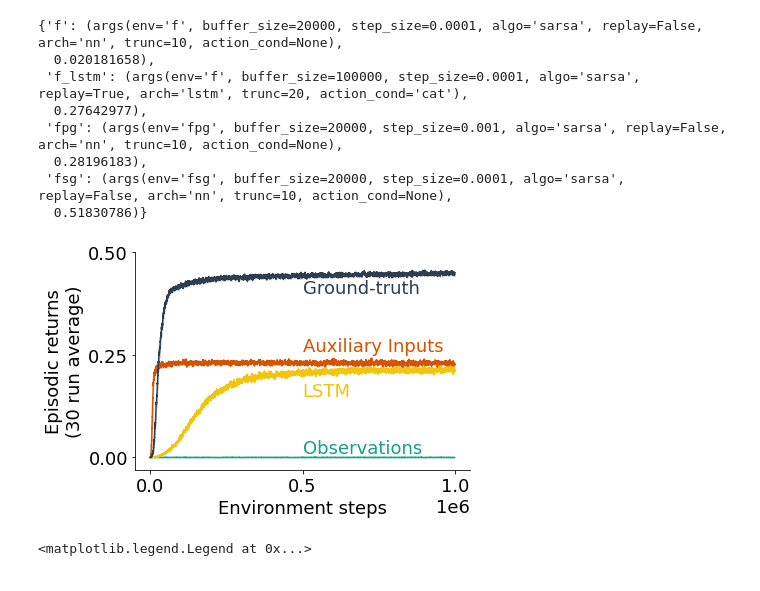
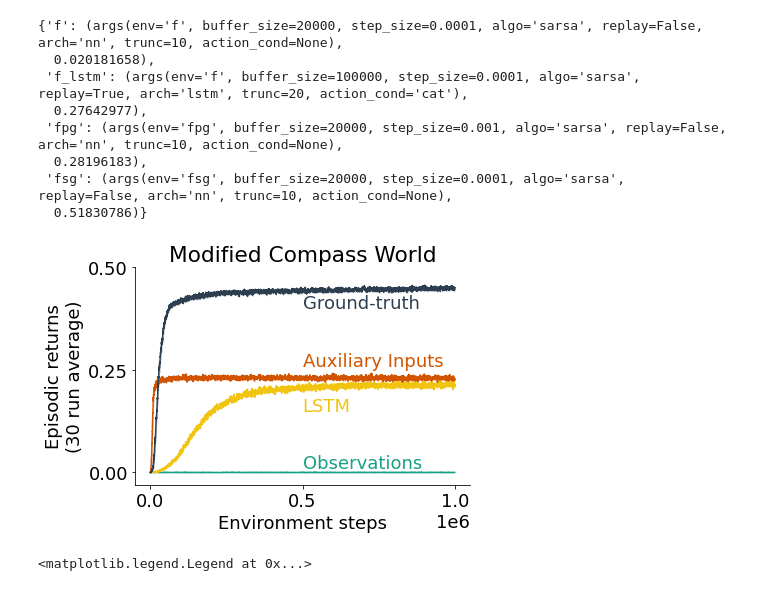
Before and after one commit to taodav/aux-inputs, a Jupyter notebook: analysis/plot_results_f_best.ipynb, the cells around one changed output. Saved outputs shown, nothing was run; the diff lists cells and outputs as text; code cells hidden in the pictures.

```diff
--- a/analysis/plot_results_f_best.ipynb
+++ b/analysis/plot_results_f_best.ipynb
@@ -163,7 +163,7 @@ for key, v in all_best.items():
     all_mapped_data[key] = map_dis_rew_to_steps(raw_data[key][arg], trunc=trunc)
 # %%
 fig, ax = plt.figure(), plt.axes()
-fig_path = Path(ROOT_DIR, 'results', 'cw_results.pdf')
+fig_path = Path(ROOT_DIR, 'results', 'dtao_ai_week', 'cw_results.pdf')
 
 for k, v in all_mapped_data.items():
     data = v
@@ -174,35 +174,36 @@ for k, v in all_mapped_data.items():
     means = data.mean(axis=0)
     std_err = data.std(axis=0) / data.shape[0]
 
     ax.plot(x, means, label=key, color=color, rasterized=True)
     plt.fill_between(x, means - std_err, means + std_err,
                          color=color, alpha=0.2, rasterized=True)
 ax.set_ylim(-0.03, 0.5)
 ax.set_yticks([0, 0.25, 0.5])
 ax.set_xticks([0, 5e5, 1e6])
 ax.set_xlabel('Environment steps')
 ax.set_ylabel(f"Episodic returns\n(30 run average)")
 # ax.yaxis.set_label_coords(-0.18, 0.6)
 
 plot_info = {
     'f': {'color': green_sea, 'label': 'Normal'},
     'f_lstm': {'color': sunflower, 'label': 'LSTM'},
     'fpg': {'color': pumpkin, 'label': 'PF (uncertainty)'},
     'fsg': {'color': midnight_blue, 'label': 'Ground-truth'}
 }
 plt.text(5e5, 0.01, "Observations", color=plot_info['f']['color'], fontdict=dict(size=18))
 plt.text(5e5, 0.26, "Auxiliary Inputs", color=plot_info['fpg']['color'], fontdict=dict(size=18))
 plt.text(5e5, 0.15, "LSTM", color=plot_info['f_lstm']['color'], fontdict=dict(size=18))
 plt.text(5e5, 0.4, "Ground-truth", color=plot_info['fsg']['color'], fontdict=dict(size=18))
 ax.spines['right'].set_visible(False)
 ax.spines['top'].set_visible(False)
 
+ax.set_title(f'Modified Compass World')
+
 fig.savefig(fig_path, bbox_inches='tight')
 
-# ax.set_title(f'Discounted episodic returns over environment steps')
 # plt.legend(bbox_to_anchor=(1.00, 1), loc='upper left')
 # %% [output]
-[figure, old version]
+[figure, new version]
 # %%
 # Now we map our discounted episodic rewards back to steps. We assign the discounted reward achieved at the
 # end of and episode to each timestep within the episode
```
Also changed, not shown: 18 other files.
